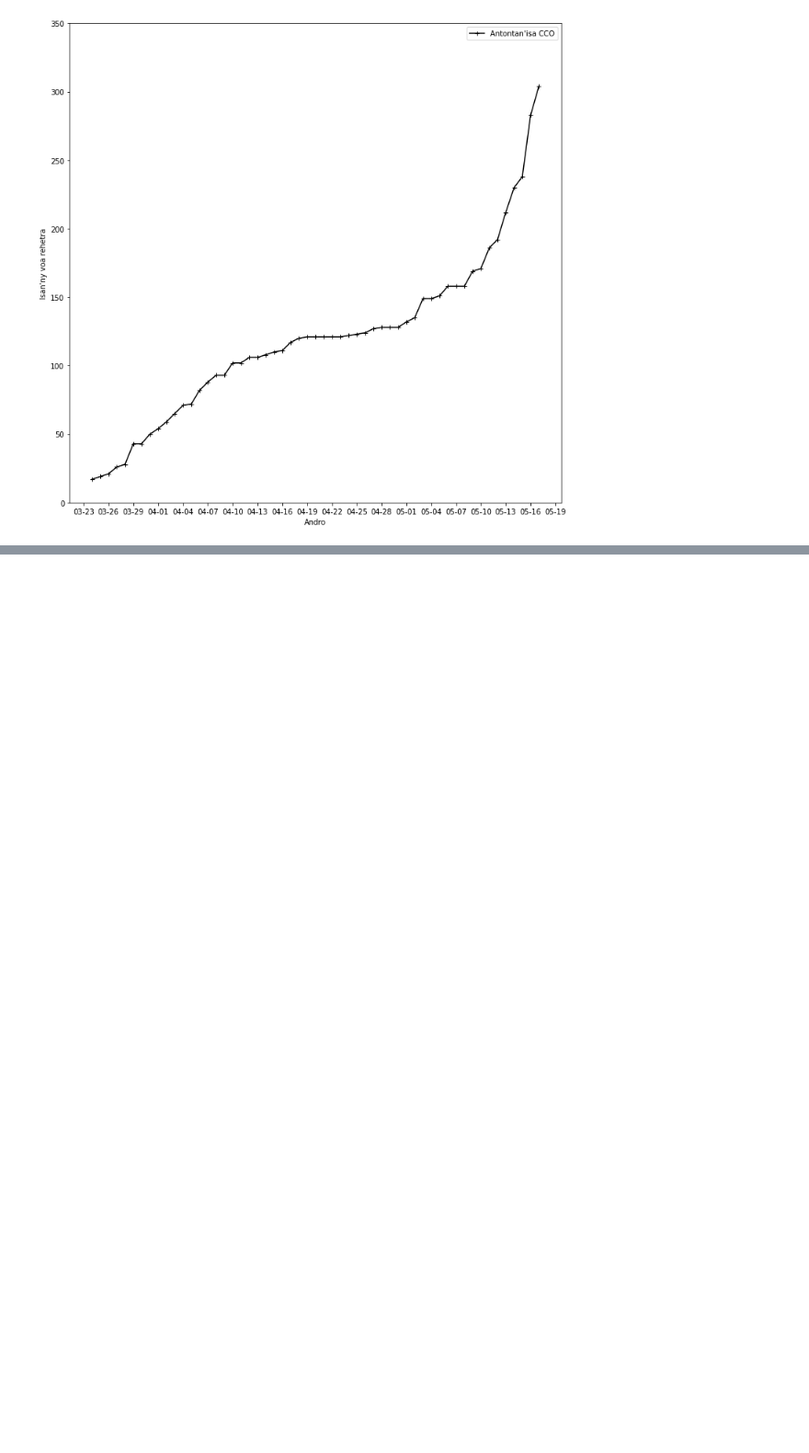
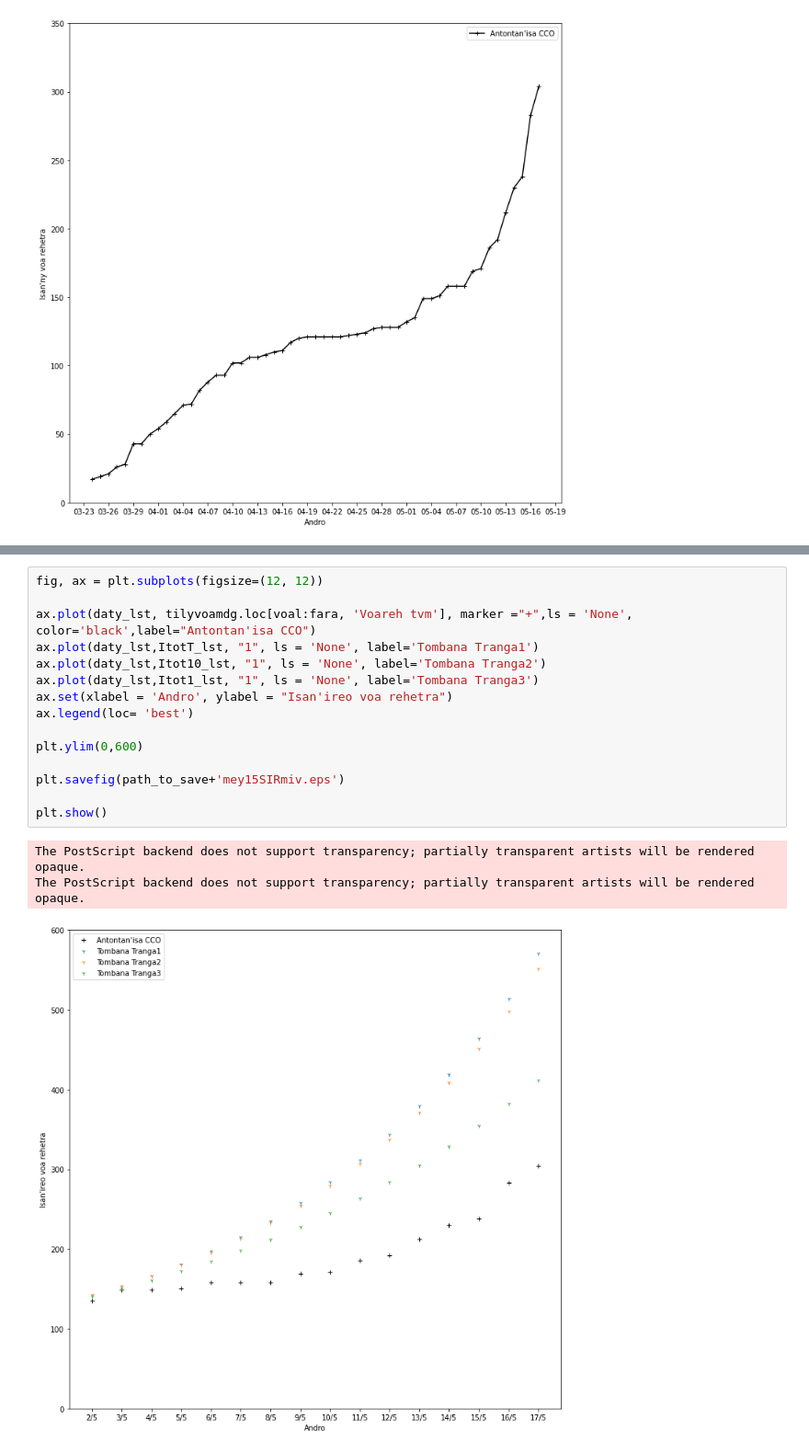
Before and after one commit to herysedra/covid19-mankaiza-clone, a Jupyter notebook: scripts/paper/simple_blocks/sir_vmiv.ipynb, the cells around one changed output, grey strips where cells are left out. Shown at 92% size. Saved outputs shown, nothing was run; the diff lists cells and outputs as text; blank space fills up the shorter version.

```diff
--- a/scripts/paper/simple_blocks/sir_vmiv.ipynb
+++ b/scripts/paper/simple_blocks/sir_vmiv.ipynb
@@ -328,2 +374,21 @@ The PostScript backend does not support transparency; partially transparent arti
+# %%
+fig, ax = plt.subplots(figsize=(12, 12))
+
+ax.plot(daty_lst, tilyvoamdg.loc[voal:fara, 'Voareh tvm'], marker ="+",ls = 'None', color='black',label="Antontan'isa CCO")
+ax.plot(daty_lst,ItotT_lst, "1", ls = 'None', label='Tombana Tranga1')
+ax.plot(daty_lst,Itot10_lst, "1", ls = 'None', label='Tombana Tranga2')
+ax.plot(daty_lst,Itot1_lst, "1", ls = 'None', label='Tombana Tranga3')
+ax.set(xlabel = 'Andro', ylabel = "Isan'ireo voa rehetra")
+ax.legend(loc= 'best')
+
+plt.ylim(0,600)
+
+plt.savefig(path_to_save+'mey15SIRmiv.eps')
+
+plt.show()
+# %% [output]
+The PostScript backend does not support transparency; partially transparent artists will be rendered opaque.
+The PostScript backend does not support transparency; partially transparent artists will be rendered opaque.
+[figure, added]
 # %%
 IvT_lst
```
Also changed, not shown: parts of 7 cells of this notebook.
